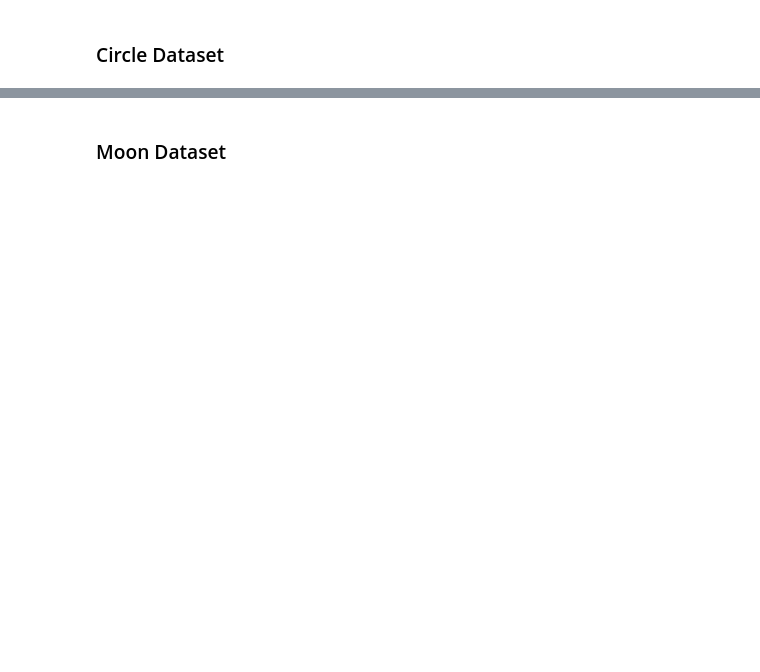
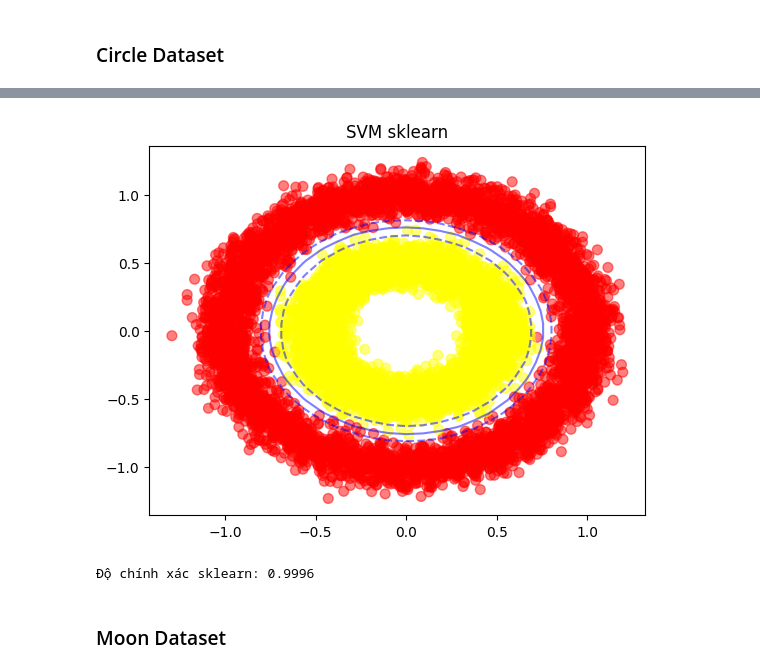
Before and after one commit to minquan-alt/AI, a Jupyter notebook: MachineLearning/SVM/SVM-Kernel.ipynb, the cells around one changed output, grey strips where cells are left out. Cells and saved outputs as stored; diff of their text form; code cells hidden in the pictures; blank space fills up the shorter version.

```diff
--- a/MachineLearning/SVM/SVM-Kernel.ipynb
+++ b/MachineLearning/SVM/SVM-Kernel.ipynb
@@ -135,3 +139,32 @@ Coverage at ite: 107
+# %%
+from sklearn.svm import SVC
+# SVM scikit-learn
+classifier = SVC(kernel='poly', C=1, degree=4)
+classifier.fit(X, y)
+
+# Đồ thị sklearn
+plt.figure()
+plt.title("SVM sklearn")
+plt.scatter(X[:, 0], X[:, 1], c=y, s=50, cmap='autumn', alpha=0.5)
+ax = plt.gca()
+xlim = ax.get_xlim()
+ylim = ax.get_ylim()
+
+xx = np.linspace(xlim[0], xlim[1], 30)
+yy = np.linspace(ylim[0], ylim[1], 30)
+YY, XX = np.meshgrid(yy, xx)
+xy = np.vstack([XX.ravel(), YY.ravel()]).T
+Z = classifier.decision_function(xy).reshape(XX.shape)
+
+ax.contour(XX, YY, Z, colors='b', levels=[-1, 0, 1], alpha=0.5,
+           linestyles=['--', '-', '--'])
+plt.show()
+
+# Độ chính xác sklearn
+print("Độ chính xác sklearn:", classifier.score(X, y))
+# %% [output]
+[figure, added]
+Độ chính xác sklearn: 0.9996
 # %% [markdown]
 ### Moon Dataset
 # %%
```
Also changed, not shown: parts of 7 cells of this notebook, 8 other files.
